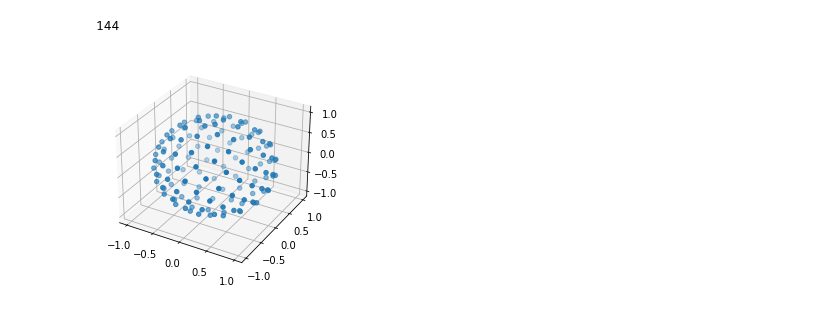
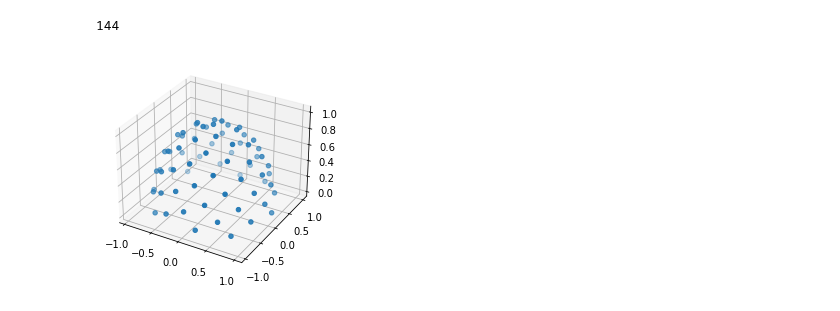
Before and after one commit to BrianTheAbyssGazer/Neuron-Reconstruction, a Jupyter notebook: function test.ipynb, the cells around one changed output. Cells and saved outputs as stored; diff of their text form; code cells hidden in the pictures.

```diff
--- a/function test.ipynb
+++ b/function test.ipynb
@@ -1,33 +1,34 @@
 # %%
 from numpy import pi, cos, sin, arccos, arange
 import numpy as np
 import mpl_toolkits.mplot3d
 import matplotlib.pyplot as pp
 import matplotlib.pyplot as plt
+from tifffile import imsave
 import math
 
 def Fibonacci(N):
     F0 = 1
     F = 1
     sum = 0
     for i in range(N - 2):
         sum = F0 + F
         F0 = F
         F = sum
     return F
 Fibo_n = 12
 num_pts = Fibonacci(Fibo_n)
 indices = arange(0, num_pts, dtype=float)
 print(len(indices))
 phi = arccos(1 - 2 * indices/num_pts)
 theta = pi * indices * 2 * num_pts/Fibonacci(Fibo_n - 1)
 lx, ly, lz = cos(theta) * sin(phi), sin(theta) * sin(phi), cos(phi)
 
-pp.figure().add_subplot(111, projection='3d').scatter(lx, ly, lz)
+pp.figure().add_subplot(111, projection='3d').scatter(lx[0:72], ly[0:72], lz[0:72])
 pp.show()
 # %% [output]
 144
-[figure, old version]
+[figure, new version]
 # %%
 FRAME_SIZE = 50
 HALF_SIZE = int(FRAME_SIZE/2)
```
Also changed, not shown: parts of 1 cell of this notebook, 1 other file.
